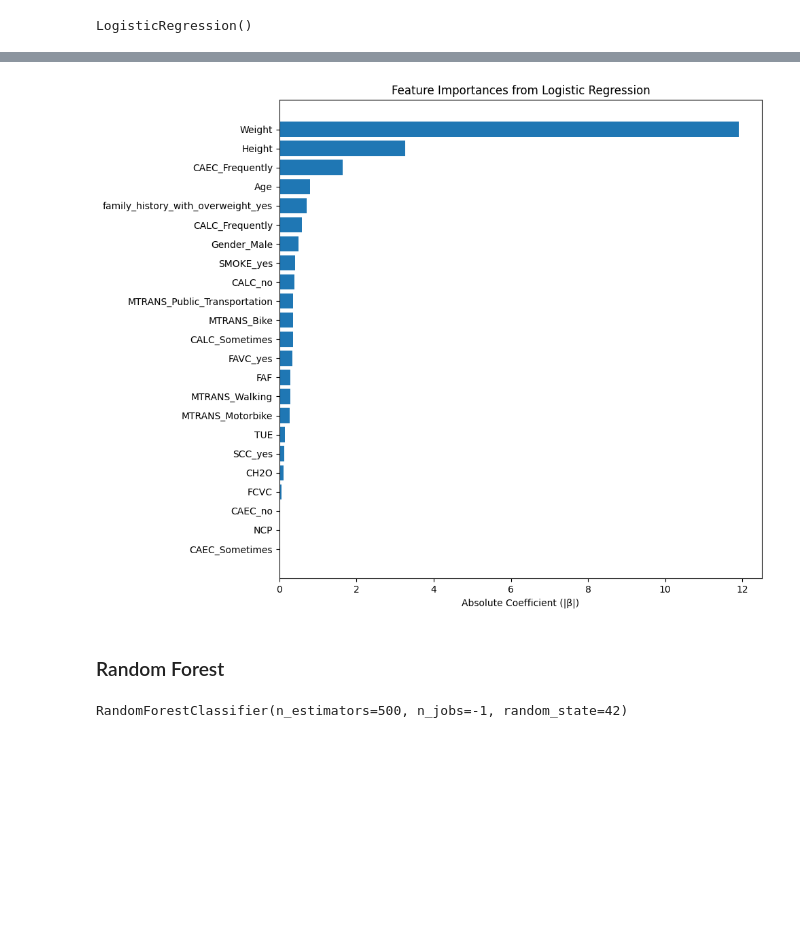
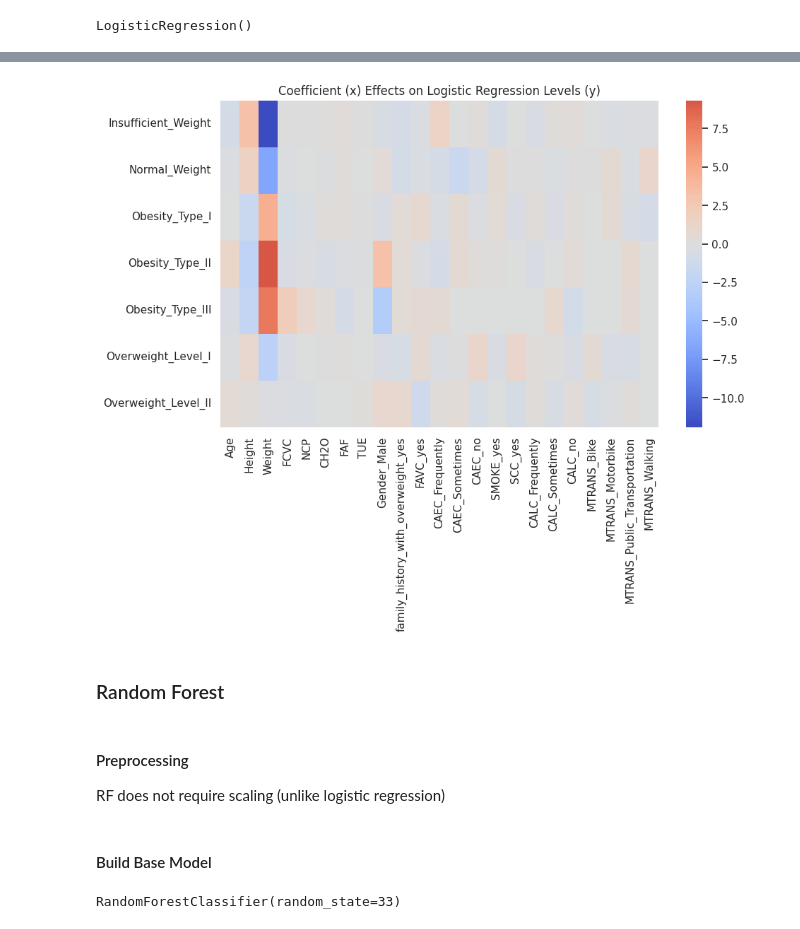
Before and after one commit to hassaanabbasi98/ProjectAAI-501-ObseityLevel-, a Jupyter notebook: erika_501_analysis.ipynb, the cells around one changed output, grey strips where cells are left out. Saved outputs shown, nothing was run; the diff lists cells and outputs as text; code cells hidden in the pictures; blank space fills up the shorter version.

```diff
--- a/erika_501_analysis.ipynb
+++ b/erika_501_analysis.ipynb
@@ -248,33 +261,21 @@ Classification Report:
-# %%
-## plot feature importance
-
-# get categorical feature names
-encoded_cat_names = ohe.get_feature_names_out(categorical_cols)
-
-# get numeric feature names and append categorical
-all_feature_names = numeric_cols + list(encoded_cat_names)
-
-# logistic regression coefficients
-coefs = model.coef_[0]
-
-# get feature importance values
-feature_importances = pd.DataFrame({
-    'feature': all_feature_names,
-    'coefficient': coefs,
-    'importance': np.abs(coefs)
-}).sort_values('importance', ascending = False)
-
-feature_importances.head()
-
-# create plot
-plt.figure(figsize = (6, 6))
-plt.barh(feature_importances['feature'], feature_importances['importance'])
-plt.xlabel('Absolute Coefficient (|β|)')
-plt.title('Feature Importances from Logistic Regression')
-plt.gca().invert_yaxis()  # largest at top
-plt.tight_layout()
-plt.show()
-# %% [output]
-[figure, removed]
+# %%
+## visualize coefficient impact on each variable
+
+# create dataframe
+coef_lr = pd.DataFrame(lr_model.coef_,
+                       columns = all_feature_names,
+                       index = model.classes_)
+
+# create plot
+plt.figure(figsize = (10,6))
+sns.heatmap(coef_lr, annot = False, cmap = 'coolwarm', center = 0)
+plt.title('Coefficient (x) Effects on Logistic Regression Levels (y)')
+plt.show()
+# %% [output]
+[figure, added]
 # %% [markdown]
 ### Random Forest
+# %% [markdown]
+#### Preprocessing
+
+RF does not require scaling (unlike logistic regression)
@@ -281,15 +313,10 @@ plt.show()
+# %% [markdown]
+#### Build Base Model
 # %%
 ## base model
-rf = RandomForestClassifier(
-    n_estimators = 500,
-    max_depth = None,
-    min_samples_split = 2,
-    min_samples_leaf = 1,
-    random_state = 33,
-    n_jobs = -1
-)
+baseline_rf = RandomForestClassifier(random_state = 33)
 
 ## train model
-rf.fit(x_train_processed, y_train)
+baseline_rf.fit(X_train_rf, y_train)
 # %% [output]
-RandomForestClassifier(n_estimators=500, n_jobs=-1, random_state=42)
+RandomForestClassifier(random_state=33)
```
Also changed, not shown: parts of 36 cells of this notebook.
